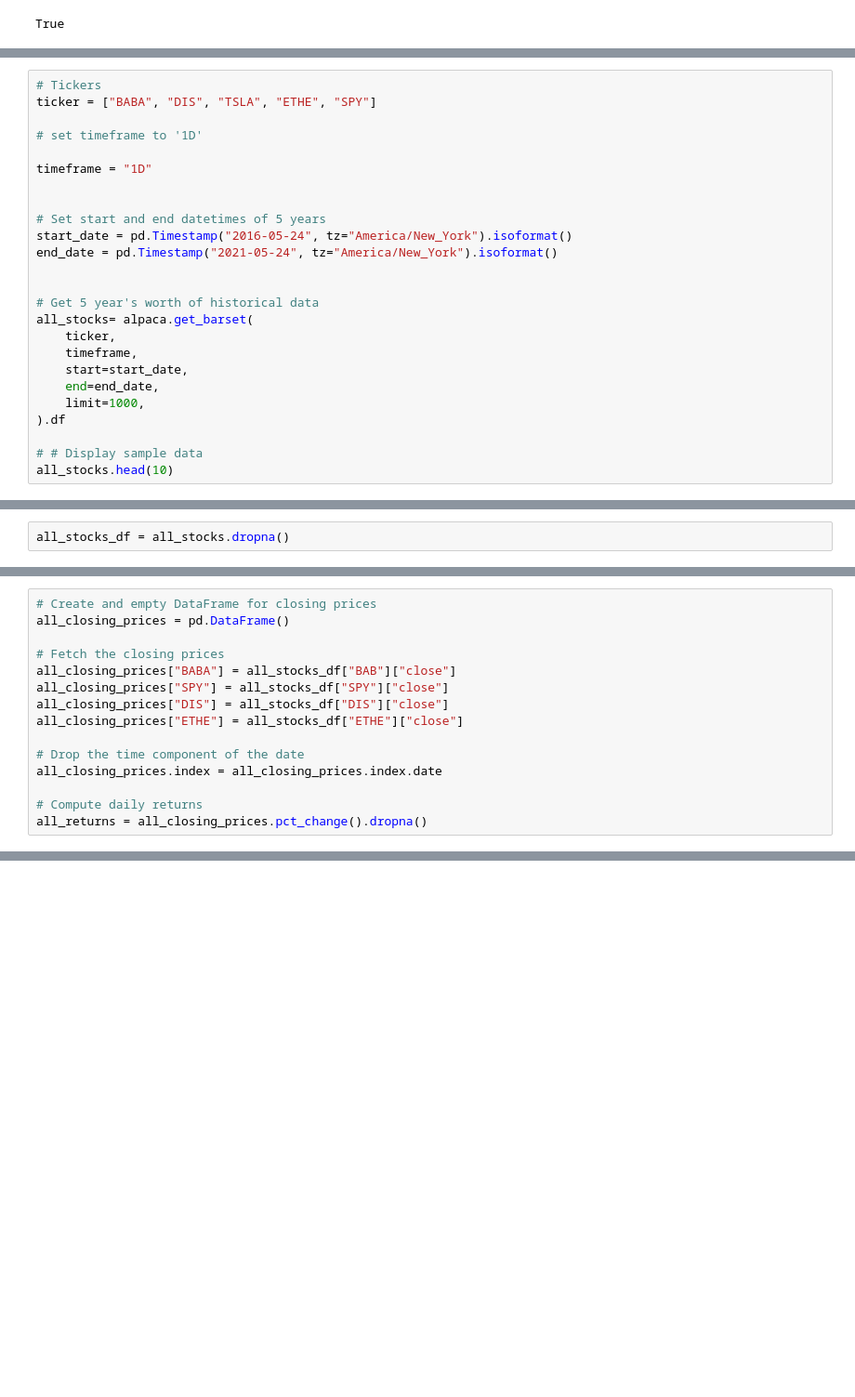
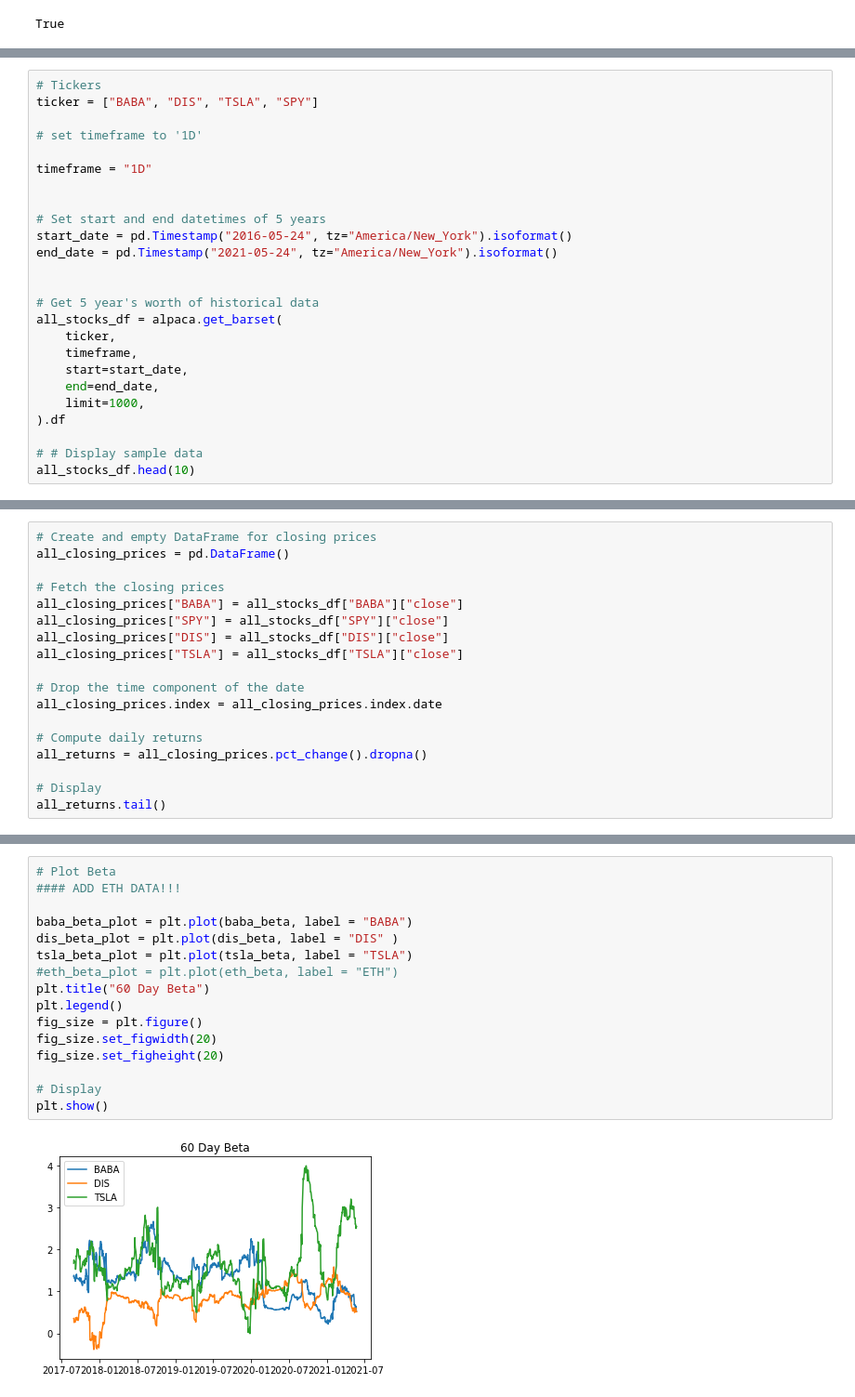
Before and after one commit to akkrishn1/StockAnalysis, a Jupyter notebook: Master Folder/Master_file.ipynb, the cells around one changed output, grey strips where cells are left out. Shown at 93% size. Cells and saved outputs as stored; diff of their text form; blank space fills up the shorter version.

```diff
--- a/Master Folder/Master_file.ipynb
+++ b/Master Folder/Master_file.ipynb
@@ -35,6 +29,6 @@ ValueError: ('Key ID must be given to access Alpaca trade API', ' (env: APCA_API
 # %%
 # Tickers
-ticker = ["BABA", "DIS", "TSLA", "ETHE", "SPY"]
+ticker = ["BABA", "DIS", "TSLA", "SPY"]
 
 # set timeframe to '1D'
 
@@ -47,7 +41,7 @@ end_date = pd.Timestamp("2021-05-24", tz="America/New_York").isoformat()
 
 
 # Get 5 year's worth of historical data
-all_stocks= alpaca.get_barset(
+all_stocks_df = alpaca.get_barset(
     ticker,
     timeframe,
     start=start_date,
@@ -56,5 +50,5 @@ all_stocks= alpaca.get_barset(
 ).df
 
 # # Display sample data
-all_stocks.head(10)
+all_stocks_df.head(10)
 # %% [output]
@@ -62,2 +67,0 @@ NameError: name 'alpaca' is not defined
-# %%
-all_stocks_df = all_stocks.dropna()
@@ -68,14 +123,17 @@ NameError: name 'all_stocks' is not defined
 all_closing_prices = pd.DataFrame()
 
 # Fetch the closing prices
-all_closing_prices["BABA"] = all_stocks_df["BAB"]["close"]
+all_closing_prices["BABA"] = all_stocks_df["BABA"]["close"]
 all_closing_prices["SPY"] = all_stocks_df["SPY"]["close"]
 all_closing_prices["DIS"] = all_stocks_df["DIS"]["close"]
-all_closing_prices["ETHE"] = all_stocks_df["ETHE"]["close"]
+all_closing_prices["TSLA"] = all_stocks_df["TSLA"]["close"]
 
 # Drop the time component of the date
 all_closing_prices.index = all_closing_prices.index.date
 
 # Compute daily returns
 all_returns = all_closing_prices.pct_change().dropna()
+
+# Display
+all_returns.tail()
 # %% [output]
@@ -146,0 +204,18 @@ NameError: name 'combined_beta' is not defined
+# %%
+# Plot Beta
+#### ADD ETH DATA!!!
+
+baba_beta_plot = plt.plot(baba_beta, label = "BABA")
+dis_beta_plot = plt.plot(dis_beta, label = "DIS" )
+tsla_beta_plot = plt.plot(tsla_beta, label = "TSLA")
+#eth_beta_plot = plt.plot(eth_beta, label = "ETH")
+plt.title("60 Day Beta")
+plt.legend()
+fig_size = plt.figure()
+fig_size.set_figwidth(20)
+fig_size.set_figheight(20)
+
+# Display
+plt.show()
+# %% [output]
+[figure, added]
```
Also changed, not shown: parts of 41 cells of this notebook.
